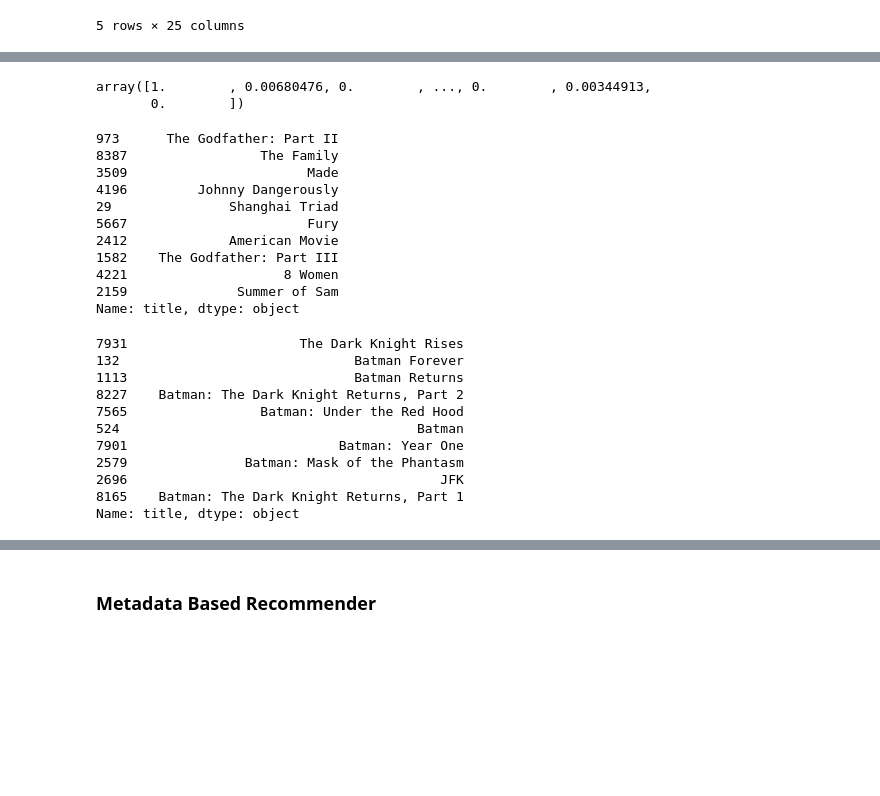
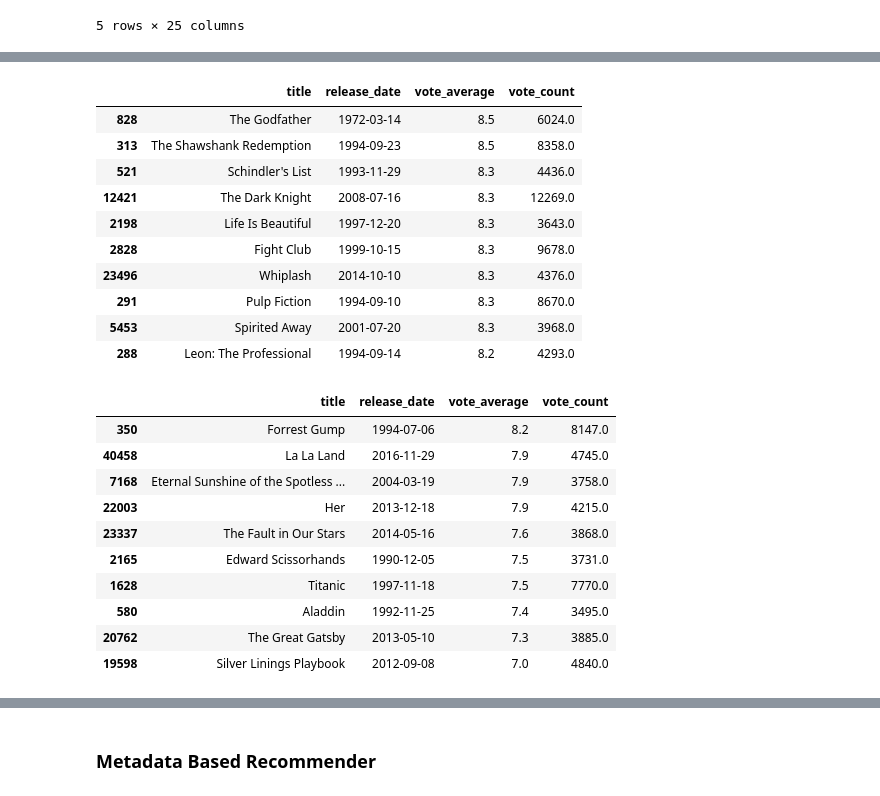
Before and after one commit to todatech/csda-lab, a Jupyter notebook: lab1/movies_rec.ipynb, the cells around one changed output, grey strips where cells are left out. Saved outputs shown, nothing was run; the diff lists cells and outputs as text; code cells hidden in the pictures; blank space fills up the shorter version.

```diff
--- a/lab1/movies_rec.ipynb
+++ b/lab1/movies_rec.ipynb
@@ -51,10 +40,8 @@ import re
 
 def build_top_chart(genre, quantile=0.995):
     qualified_df = md[md['vote_count'] > md['vote_count'].quantile(quantile)].sort_values('vote_average', ascending=False)
-
-    qualified_df = qualified
-
-    return qualified_df
-
-qf_df = build_top_chart('test')
-qf_df[['title', 'release_date', 'vote_average', 'vote_count', 'genres' ]].head()
+    genre_filtered_df = qualified_df['genres'].str.contains(genre, flags=re.IGNORECASE, regex=True)
+    if genre != '':
+        return qualified_df[genre_filtered_df]
+    else:
+        return qualified_df
@@ -121,5 +47,0 @@ cosine_sim = linear_kernel(tfidf_matrix, tfidf_matrix)
-# %%
-cosine_sim[0]
-# %% [output]
-array([1.        , 0.00680476, 0.        , ..., 0.        , 0.00344913,
-       0.        ])
@@ -138,28 +48,30 @@ def get_recommendations(title):
-# %%
-get_recommendations('The Godfather').head(10)
-# %% [output]
-973      The Godfather: Part II
-8387                 The Family
-3509                       Made
-4196         Johnny Dangerously
-29               Shanghai Triad
-5667                       Fury
-2412             American Movie
-1582    The Godfather: Part III
-4221                    8 Women
-2159              Summer of Sam
-Name: title, dtype: object
-# %%
-get_recommendations('The Dark Knight').head(10)
-# %% [output]
-7931                      The Dark Knight Rises
-132                              Batman Forever
-1113                             Batman Returns
-8227    Batman: The Dark Knight Returns, Part 2
-7565                 Batman: Under the Red Hood
-524                                      Batman
-7901                           Batman: Year One
-2579               Batman: Mask of the Phantasm
-2696                                        JFK
-8165    Batman: The Dark Knight Returns, Part 1
-Name: title, dtype: object
+# %%
+qf_df = build_top_chart('')
+qf_df[['title', 'release_date', 'vote_average', 'vote_count' ]].sort_values('vote_average', ascending=False).head(10)
+# %% [output]
+|  | title | release_date | vote_average | vote_count |
+| 828 | The Godfather | 1972-03-14 | 8.5 | 6024.0 |
+| 313 | The Shawshank Redemption | 1994-09-23 | 8.5 | 8358.0 |
+| 521 | Schindler's List | 1993-11-29 | 8.3 | 4436.0 |
+| 12421 | The Dark Knight | 2008-07-16 | 8.3 | 12269.0 |
+| 2198 | Life Is Beautiful | 1997-12-20 | 8.3 | 3643.0 |
+| 2828 | Fight Club | 1999-10-15 | 8.3 | 9678.0 |
+| 23496 | Whiplash | 2014-10-10 | 8.3 | 4376.0 |
+| 291 | Pulp Fiction | 1994-09-10 | 8.3 | 8670.0 |
+| 5453 | Spirited Away | 2001-07-20 | 8.3 | 3968.0 |
+| 288 | Leon: The Professional | 1994-09-14 | 8.2 | 4293.0 |
+# %%
+qf_df = build_top_chart('Romance')
+qf_df[['title', 'release_date', 'vote_average', 'vote_count' ]].sort_values('vote_average', ascending=False).head(10)
+# %% [output]
+|  | title | release_date | vote_average | vote_count |
+| 350 | Forrest Gump | 1994-07-06 | 8.2 | 8147.0 |
+| 40458 | La La Land | 2016-11-29 | 7.9 | 4745.0 |
+| 7168 | Eternal Sunshine of the Spotless ... | 2004-03-19 | 7.9 | 3758.0 |
+| 22003 | Her | 2013-12-18 | 7.9 | 4215.0 |
+| 23337 | The Fault in Our Stars | 2014-05-16 | 7.6 | 3868.0 |
+| 2165 | Edward Scissorhands | 1990-12-05 | 7.5 | 3731.0 |
+| 1628 | Titanic | 1997-11-18 | 7.5 | 7770.0 |
+| 580 | Aladdin | 1992-11-25 | 7.4 | 3495.0 |
+| 20762 | The Great Gatsby | 2013-05-10 | 7.3 | 3885.0 |
+| 19598 | Silver Linings Playbook | 2012-09-08 | 7.0 | 4840.0 |
```
Also changed, not shown: parts of 27 cells of this notebook.
